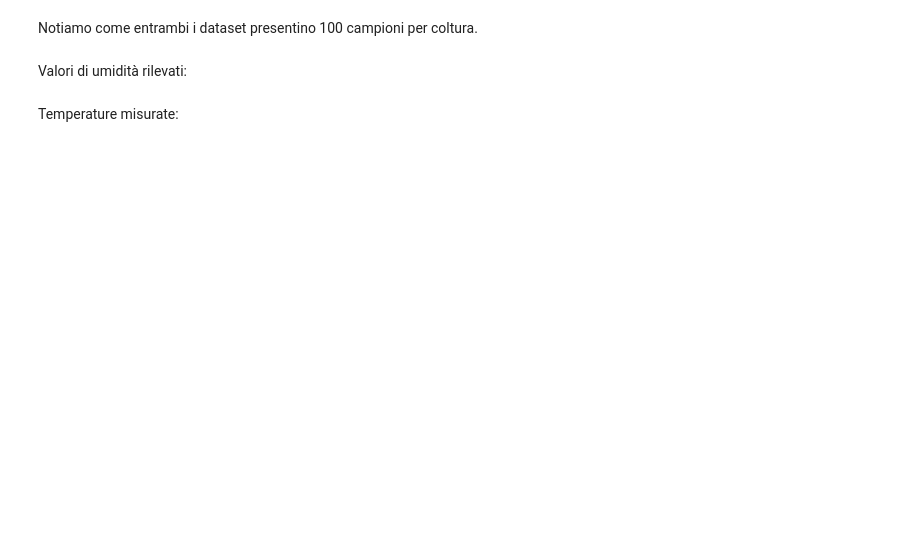
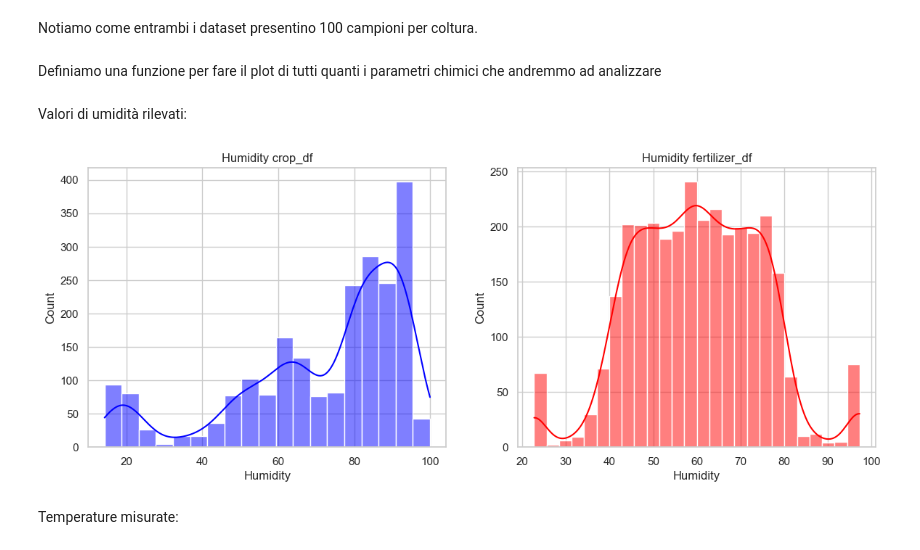
Before and after one commit to Jujez04/data-intensive-project, a Jupyter notebook: main.ipynb, the cells around one changed output. Saved outputs shown, nothing was run; the diff lists cells and outputs as text; code cells hidden in the pictures; blank space fills up the shorter version.

Commit message:
fix: histograms in EDA

```diff
--- a/main.ipynb
+++ b/main.ipynb
@@ -172,4 +280,16 @@ plt.show()
 # %% [markdown]
 Notiamo come entrambi i dataset presentino 100 campioni per coltura.
+# %% [markdown]
+Definiamo una funzione per fare il plot di tutti quanti i parametri chimici che andremmo ad analizzare
+# %%
+def plot_chemicals(chemical):
+    fig, axes = plt.subplots(1, 2, figsize=(14, 5))
+    sns.histplot(crop_df[chemical], kde=True, color='blue', ax=axes[0])
+    axes[0].set_title(chemical + ' crop_df', fontsize=12)
+    axes[0].set_xlabel(chemical)
+
+    sns.histplot(fertilizer_df[chemical], kde=True, color='red', ax=axes[1])
+    axes[1].set_title(chemical + ' fertilizer_df', fontsize=12)
+    axes[1].set_xlabel(chemical)
 # %% [markdown]
 Valori di umidità rilevati:
@@ -186,3 +296,7 @@ axes[1].set_xlabel('Humidity (ratio)')
+# %%
+plot_chemicals('Humidity')
+# %% [output]
+[figure, added]
 # %% [markdown]
 Temperature misurate:
 # %%
```
Also changed, not shown: parts of 38 cells of this notebook.
